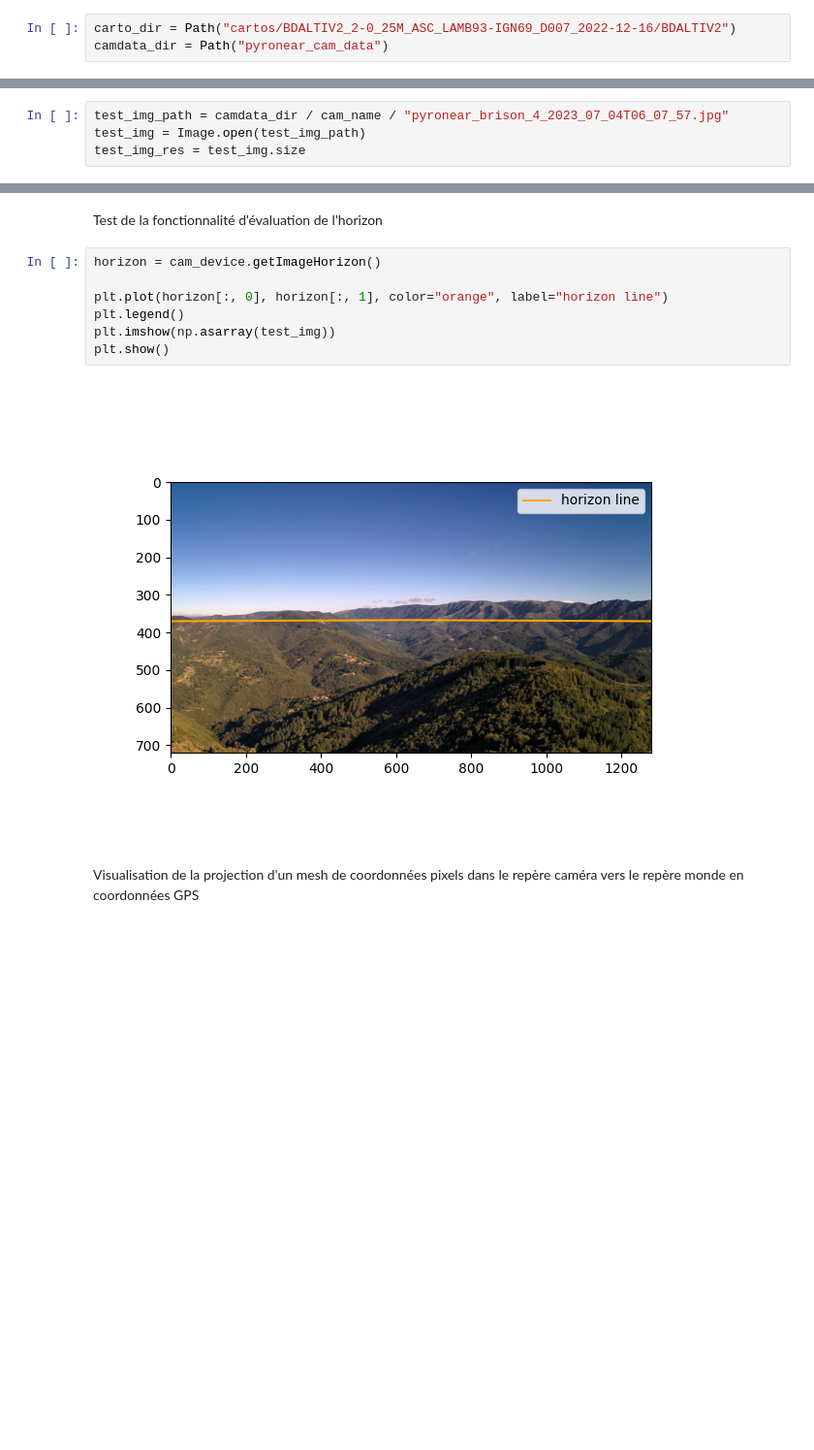
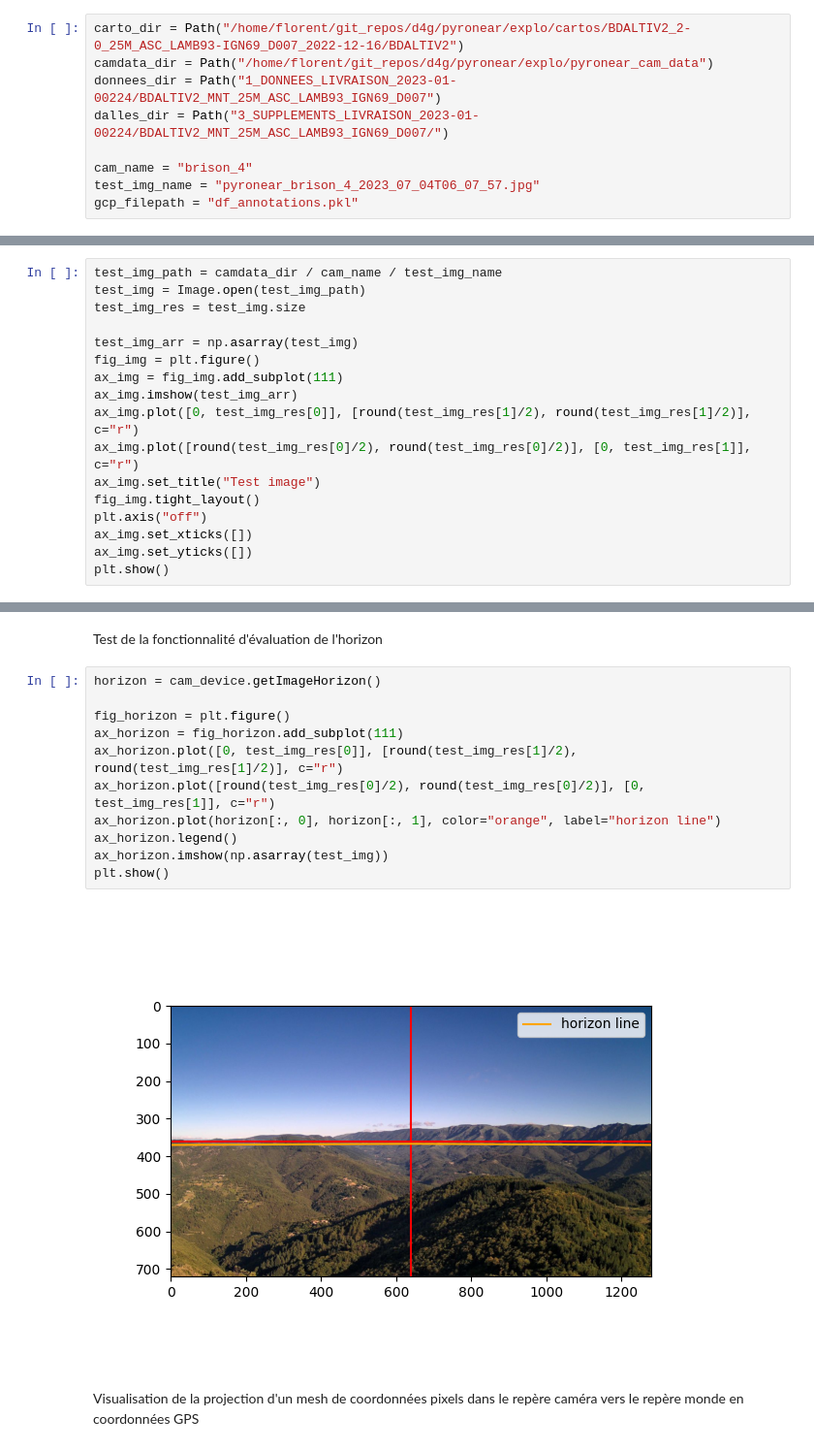
Before and after one commit to pyronear/smoke-localization, a Jupyter notebook: cameratransform/cameratransform_test.ipynb, the cells around one changed output, grey strips where cells are left out. Shown at 97% size. Cells and saved outputs as stored; diff of their text form; blank space fills up the shorter version.

```diff
--- a/cameratransform/cameratransform_test.ipynb
+++ b/cameratransform/cameratransform_test.ipynb
@@ -11,8 +14,14 @@ from PIL import Image
 # %% [markdown]
 # Définition des dossiers contenant les données nécessaires à l'exécution du notebook (À ÉDITER)
 # %%
-carto_dir = Path("cartos/BDALTIV2_2-0_25M_ASC_LAMB93-IGN69_D007_2022-12-16/BDALTIV2")
-camdata_dir = Path("pyronear_cam_data")
+carto_dir = Path("/home/florent/git_repos/d4g/pyronear/explo/cartos/BDALTIV2_2-0_25M_ASC_LAMB93-IGN69_D007_2022-12-16/BDALTIV2")
+camdata_dir = Path("/home/florent/git_repos/d4g/pyronear/explo/pyronear_cam_data")
+donnees_dir = Path("1_DONNEES_LIVRAISON_2023-01-00224/BDALTIV2_MNT_25M_ASC_LAMB93_IGN69_D007")
+dalles_dir = Path("3_SUPPLEMENTS_LIVRAISON_2023-01-00224/BDALTIV2_MNT_25M_ASC_LAMB93_IGN69_D007/")
+
+cam_name = "brison_4"
+test_img_name = "pyronear_brison_4_2023_07_04T06_07_57.jpg"
+gcp_filepath = "df_annotations.pkl"
 # %% [markdown]
 # Création d'un modèle de caméra orientée et localisée avec `cameratransform`
 # %% [markdown]
@@ -59,6 +64,19 @@ Name: 7, dtype: object
 # %% [markdown]
 Sélection d'une image test
 # %%
-test_img_path = camdata_dir / cam_name / "pyronear_brison_4_2023_07_04T06_07_57.jpg"
+test_img_path = camdata_dir / cam_name / test_img_name
 test_img = Image.open(test_img_path)
 test_img_res = test_img.size
+
+test_img_arr = np.asarray(test_img)
+fig_img = plt.figure()
+ax_img = fig_img.add_subplot(111)
+ax_img.imshow(test_img_arr)
+ax_img.plot([0, test_img_res[0]], [round(test_img_res[1]/2), round(test_img_res[1]/2)], c="r")
+ax_img.plot([round(test_img_res[0]/2), round(test_img_res[0]/2)], [0, test_img_res[1]], c="r")
+ax_img.set_title("Test image")
+fig_img.tight_layout()
+plt.axis("off")
+ax_img.set_xticks([])
+ax_img.set_yticks([])
+plt.show()
@@ -84,12 +104,16 @@ Test de la fonctionnalité d'évaluation de l'horizon
 # %%
 horizon = cam_device.getImageHorizon()
 
-plt.plot(horizon[:, 0], horizon[:, 1], color="orange", label="horizon line")
-plt.legend()
-plt.imshow(np.asarray(test_img))
+fig_horizon = plt.figure()
+ax_horizon = fig_horizon.add_subplot(111)
+ax_horizon.plot([0, test_img_res[0]], [round(test_img_res[1]/2), round(test_img_res[1]/2)], c="r")
+ax_horizon.plot([round(test_img_res[0]/2), round(test_img_res[0]/2)], [0, test_img_res[1]], c="r")
+ax_horizon.plot(horizon[:, 0], horizon[:, 1], color="orange", label="horizon line")
+ax_horizon.legend()
+ax_horizon.imshow(np.asarray(test_img))
 plt.show()
 # %% [output]
-[figure, old version]
+[figure, new version]
 # %% [markdown]
 Visualisation de la projection d'un mesh de coordonnées pixels dans le repère caméra vers le repère monde en coordonnées GPS
 # %%
```
Also changed, not shown: parts of 29 cells of this notebook, 6 other files.
